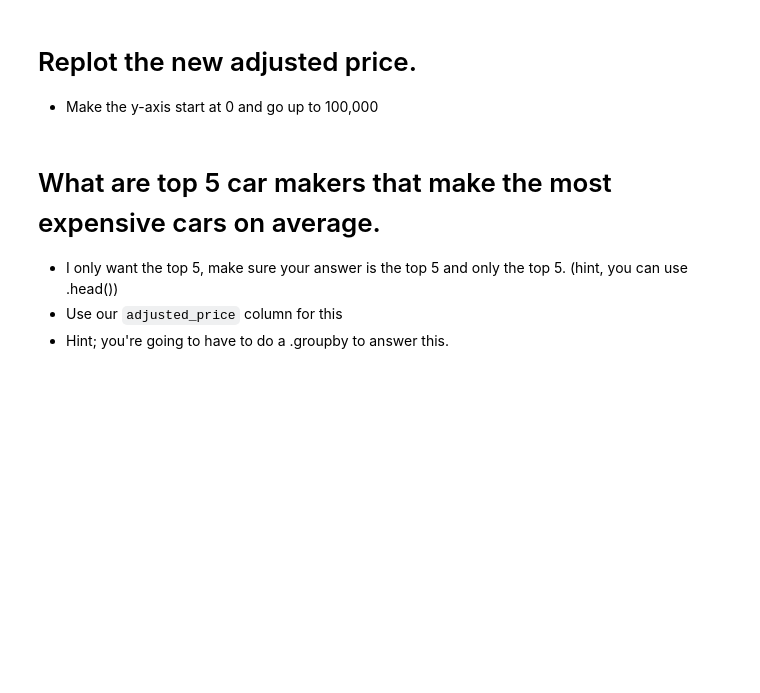
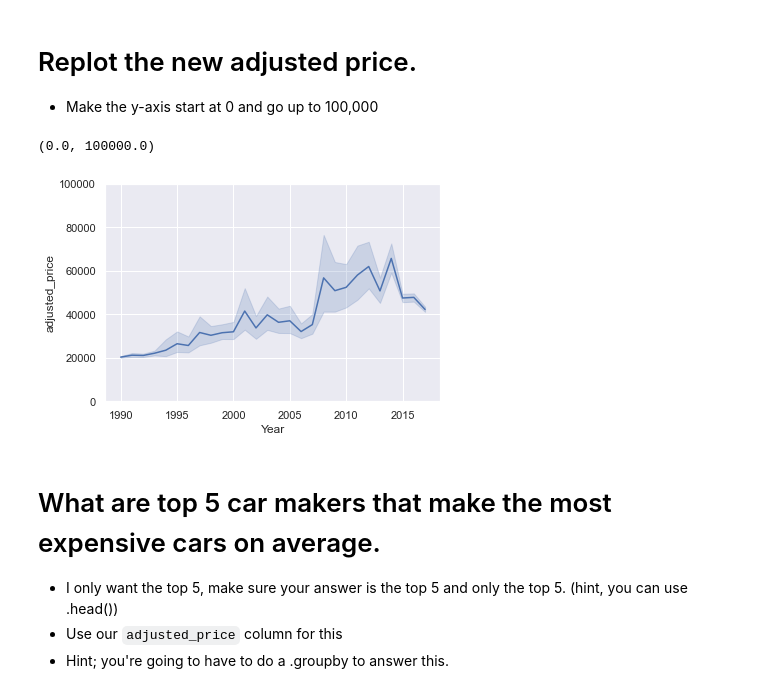
Before and after one commit to nguyenthan-1/2022-fall-data-science, a Jupyter notebook: Week-02-EDA/Exercise-EDA.ipynb, the cells around one changed output. Saved outputs shown, nothing was run; the diff lists cells and outputs as text; code cells hidden in the pictures; blank space fills up the shorter version.

```diff
--- a/Week-02-EDA/Exercise-EDA.ipynb
+++ b/Week-02-EDA/Exercise-EDA.ipynb
@@ -53,9 +53,9 @@ df.shape
 # 1. Print the number of duplicate rows we have in our dataframe.
 #find the duplicate rows in the df
 print(df.duplicated().sum())
-df1 = df.drop_duplicates()
+df = df.drop_duplicates()
 
-print(df1.shape)
+print(df.shape)
 # %% [output]
 0
 (11194, 15)
@@ -153,9 +153,9 @@ Make a new column that is called `adjusted_price`, that contains all prices, how
    * Hint; you might need to use our old friend `np.where`
 # %%
 # Make a column where is 10 when year is less than 2000, else 1.
-c1 = df['Year'] < 2000
-df['adjusted_price'] = np.where(c1,10,1)
+c1 = df['Year'] <= 2000
+df['adjusted_price'] = np.where(c1,df.MSRP * 10, df.MSRP)
 
 
 # Multiply the MSRP by the price adjuster.
-df['MSRP'] = df["MSRP"]*df['adjusted_price']
+#df['MSRP'] = df["MSRP"]*df['adjusted_price']
@@ -169,3 +174,10 @@ array([ 1, 10])
+# %%
+# Plot new prices
+ax = sns.lineplot(data=df,x = 'Year',y = 'adjusted_price')
+ax.set_ylim(0, 100000)
+# %% [output]
+(0.0, 100000.0)
+[figure, added]
 # %% [markdown]
 # What are top 5 car makers that make the most expensive cars on average.
 * I only want the top 5, make sure your answer is the top 5 and only the top 5. (hint, you can use .head())
```
Also changed, not shown: parts of 17 cells of this notebook, 3 other files.
